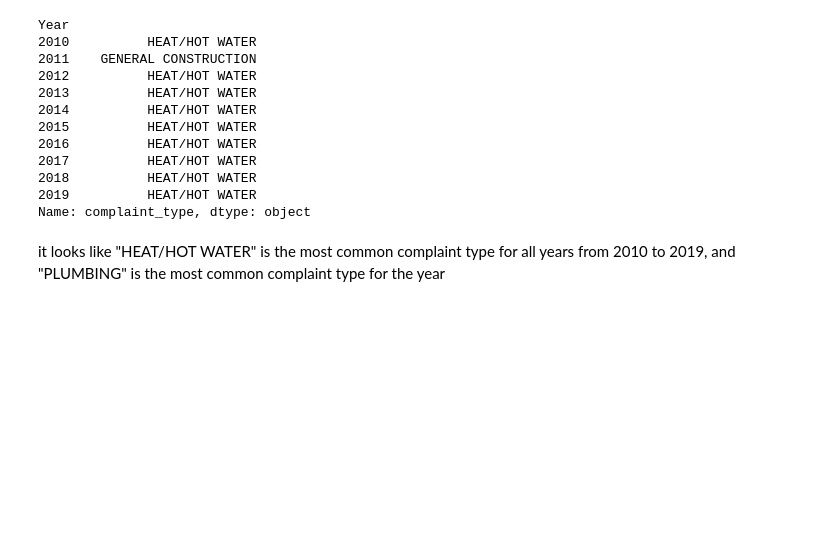
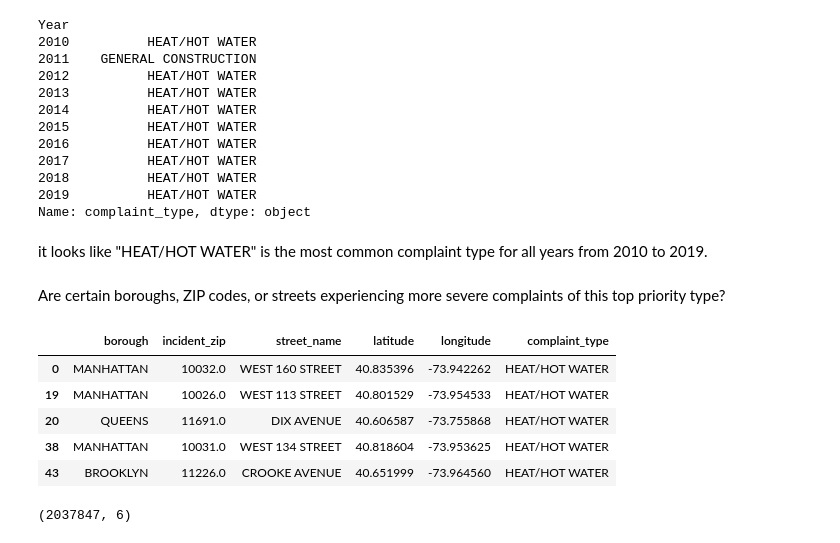
Before and after one commit to ram-polisetti/DataScience, a Jupyter notebook: nyc-311-request-analysis.ipynb, the cells around one changed output. Saved outputs shown, nothing was run; the diff lists cells and outputs as text; code cells hidden in the pictures; blank space fills up the shorter version.

```diff
--- a/nyc-311-request-analysis.ipynb
+++ b/nyc-311-request-analysis.ipynb
@@ -305,4 +305,21 @@ Year
 2019          HEAT/HOT WATER
 Name: complaint_type, dtype: object
 # %% [markdown]
-it looks like "HEAT/HOT WATER" is the most common complaint type for all years from 2010 to 2019, and "PLUMBING" is the most common complaint type for the year
+it looks like "HEAT/HOT WATER" is the most common complaint type for all years from 2010 to 2019.
+# %% [markdown]
+Are certain boroughs, ZIP codes, or streets experiencing more severe complaints of this top priority type?
+# %%
+area_data = data[['borough', 'incident_zip', 'street_name', 'latitude', 'longitude', 'complaint_type']]
+area_data = area_data[area_data['complaint_type'] == 'HEAT/HOT WATER']
+area_data.head()
+# %% [output]
+|  | borough | incident_zip | street_name | latitude | longitude | complaint_type |
+| 0 | MANHATTAN | 10032.0 | WEST 160 STREET | 40.835396 | -73.942262 | HEAT/HOT WATER |
+| 19 | MANHATTAN | 10026.0 | WEST 113 STREET | 40.801529 | -73.954533 | HEAT/HOT WATER |
+| 20 | QUEENS | 11691.0 | DIX AVENUE | 40.606587 | -73.755868 | HEAT/HOT WATER |
+| 38 | MANHATTAN | 10031.0 | WEST 134 STREET | 40.818604 | -73.953625 | HEAT/HOT WATER |
+| 43 | BROOKLYN | 11226.0 | CROOKE AVENUE | 40.651999 | -73.964560 | HEAT/HOT WATER |
+# %%
+area_data.shape
+# %% [output]
+(2037847, 6)
```
Also changed, not shown: parts of 3 cells of this notebook.
